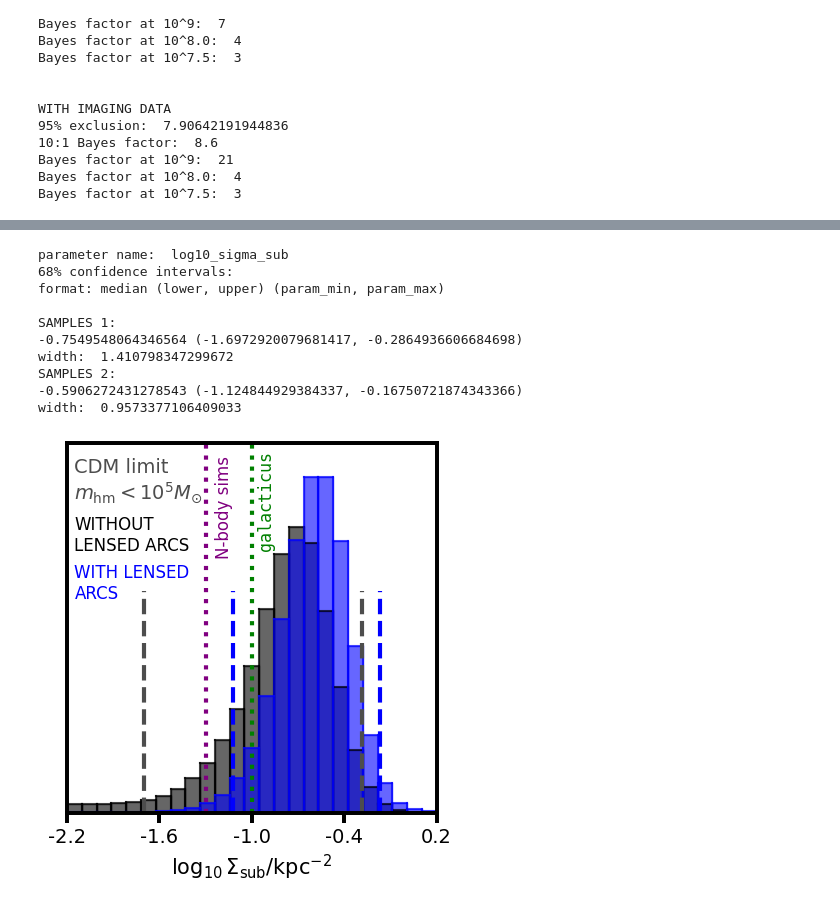
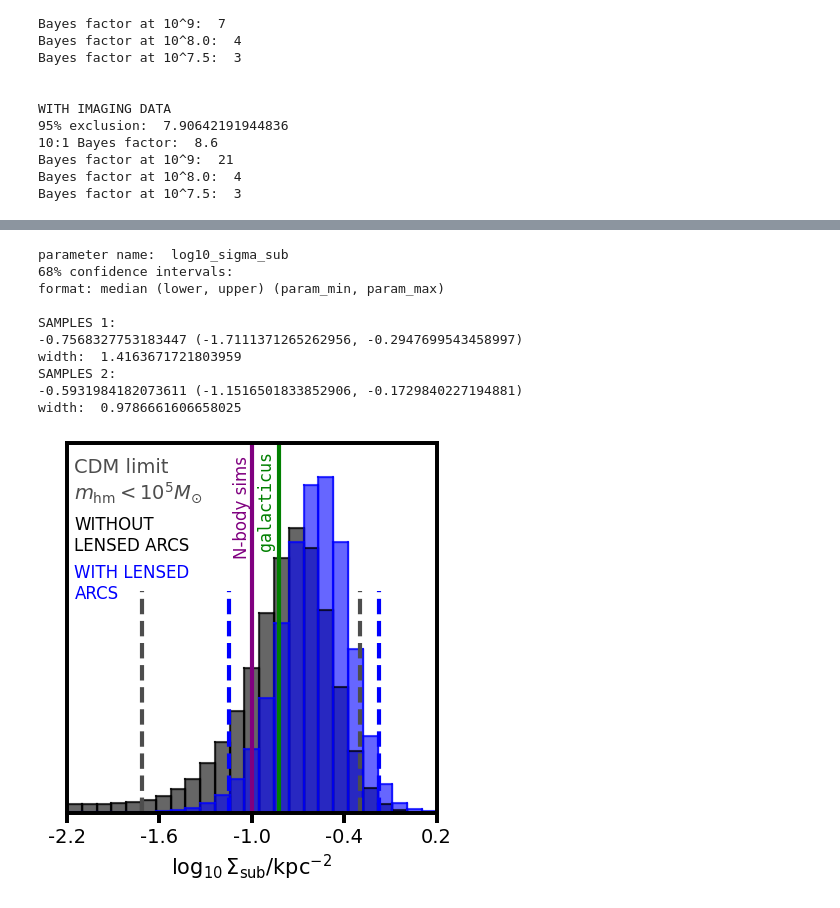
Before and after one commit to dangilman/samana, a Jupyter notebook: notebooks/jwst_DM_survey_IV/inference_simple.ipynb, the cells around one changed output, grey strips where cells are left out. Saved outputs shown, nothing was run; the diff lists cells and outputs as text; code cells hidden in the pictures.

```diff
--- a/notebooks/jwst_DM_survey_IV/inference_simple.ipynb
+++ b/notebooks/jwst_DM_survey_IV/inference_simple.ipynb
@@ -72,15 +72,15 @@ joint_pdf_CDM = IndependentLikelihoods.from_hdf5(filename, param_names, param_ra
 # %%
 def sigma_sub_prior_function_nbody(samples):
     x = samples[:, 0]
-    x0 = np.log10(0.05) # sigma_sub = 0.05, for example
-    sigma = 0.3 # 0.3 dex uncertainty
+    x0 = np.log10(0.1)
+    sigma = 0.2
     w = (x - x0)**2 / sigma ** 2
     return w
 
 def sigma_sub_prior_function_galacticus(samples):
     x = samples[:, 0]
-    x0 = np.log10(0.1) # sigma_sub = 0.05, for example
-    sigma = 0.3 # 0.3 dex uncertainty
+    x0 = np.log10(0.15)
+    sigma = 0.2
     w = (x - x0)**2 / sigma ** 2
     return w
 
@@ -97,19 +97,19 @@ def load_priors(nbins):
     sigma_sub_prior = CustomPriorHyperCube(sigma_sub_prior_function_nbody,
                                           param_names,
                                           param_ranges,
-                                          nbins)
+                                          nbins, N_samples_per_dim=7000000)
     prior_probabilities['sigma_sub_prior_nbody'] = sigma_sub_prior
 
     sigma_sub_prior = CustomPriorHyperCube(sigma_sub_prior_function_galacticus,
                                           param_names,
                                           param_ranges,
-                                          nbins)
+                                          nbins, N_samples_per_dim=7000000)
     prior_probabilities['sigma_sub_prior_galacticus'] = sigma_sub_prior
 
     logmc_slope_prior = CustomPriorHyperCube(logmc_prior_function,
                                               param_names,
                                               param_ranges,
-                                              nbins)
+                                              nbins, N_samples_per_dim=7000000)
     prior_probabilities['logmc_prior'] = logmc_slope_prior
 
     return prior_probabilities
@@ -310,38 +310,38 @@ triplot = TrianglePlot([
                           param_name_transformation=param_name_transformation,
                       ticks_and_labels_settings=label_axes_function())
 axes = triplot.make_marginal('log10_sigma_sub',
                             show_low=False, show_high=False)
 
 (meds, uppers, lowers) = triplot.get_parameter_confidence_interval('log10_sigma_sub', 2, return_intervals=True)
 lower_95, upper_95 = lowers[0], uppers[0]
 lower_95_joint, upper_95_joint = lowers[1], uppers[1]
 axes.axvline(lower_95, color='0.3', ymax=0.6, linestyle='--', lw=3)
 axes.axvline(upper_95, color='0.3', ymax=0.6, linestyle='--', lw=3)
 
 axes.axvline(lower_95_joint, color='b', ymax=0.6, linestyle='--', lw=3)
 axes.axvline(upper_95_joint, color='b', ymax=0.6, linestyle='--', lw=3)
 
-axes.axvline(-1.3, color='purple', ymax=1.0, linestyle=':', lw=3)
-axes.annotate('N-body sims', xy=(0.4, 0.7), xycoords='axes fraction', fontsize=12, rotation=90, color='purple')
-axes.axvline(np.log10(0.1), color='green', ymax=1., linestyle=':', lw=3)
+axes.axvline(-1.0, color='purple', ymax=1.0, linestyle='-', lw=3)
+axes.annotate('N-body sims', xy=(0.45, 0.7), xycoords='axes fraction', fontsize=12, rotation=90, color='purple')
+axes.axvline(np.log10(0.15), color='green', ymax=1., linestyle='-', lw=3)
 axes.annotate(r'$\tt{galacticus}$', xy=(0.51, 0.72), xycoords='axes fraction', fontsize=12, rotation=90, color='green')
 axes.annotate('CDM limit\n'+r'$m_{\rm{hm}} <  10^5 M_{\odot}$', xy=(0.02, 0.85), xycoords='axes fraction',
               color='0.3', fontsize=14)
 axes.annotate('WITHOUT\nLENSED ARCS', xy=(0.02, 0.71),  xycoords='axes fraction',
               color='k', fontsize=12)
 axes.annotate('WITH LENSED\nARCS', xy=(0.02, 0.58),  xycoords='axes fraction',
               color='b', fontsize=12)
 #plt.savefig('CDM_inference.pdf',bbox_inches='tight')
 plt.show()
 # %% [output]
 parameter name:  log10_sigma_sub
 68% confidence intervals:
 format: median (lower, upper) (param_min, param_max)
 
 SAMPLES 1:
--0.7549548064346564 (-1.6972920079681417, -0.2864936606684698)
-width:  1.410798347299672
+-0.7568327753183447 (-1.7111371265262956, -0.2947699543458997)
+width:  1.4163671721803959
 SAMPLES 2:
--0.5906272431278543 (-1.124844929384337, -0.16750721874343366)
-width:  0.9573377106409033
+-0.5931984182073611 (-1.1516501833852906, -0.1729840227194881)
+width:  0.9786661606658025
-[figure, old version]
+[figure, new version]
```
Also changed, not shown: parts of 1 cell of this notebook, 1 other file.
